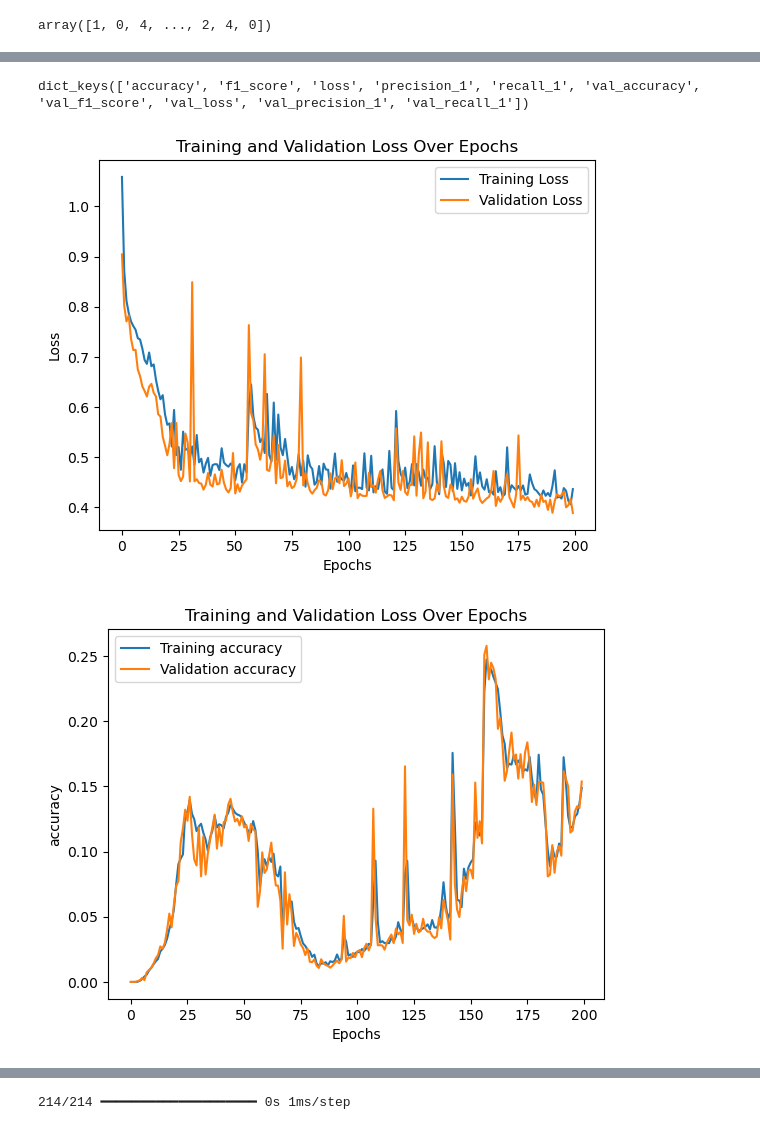
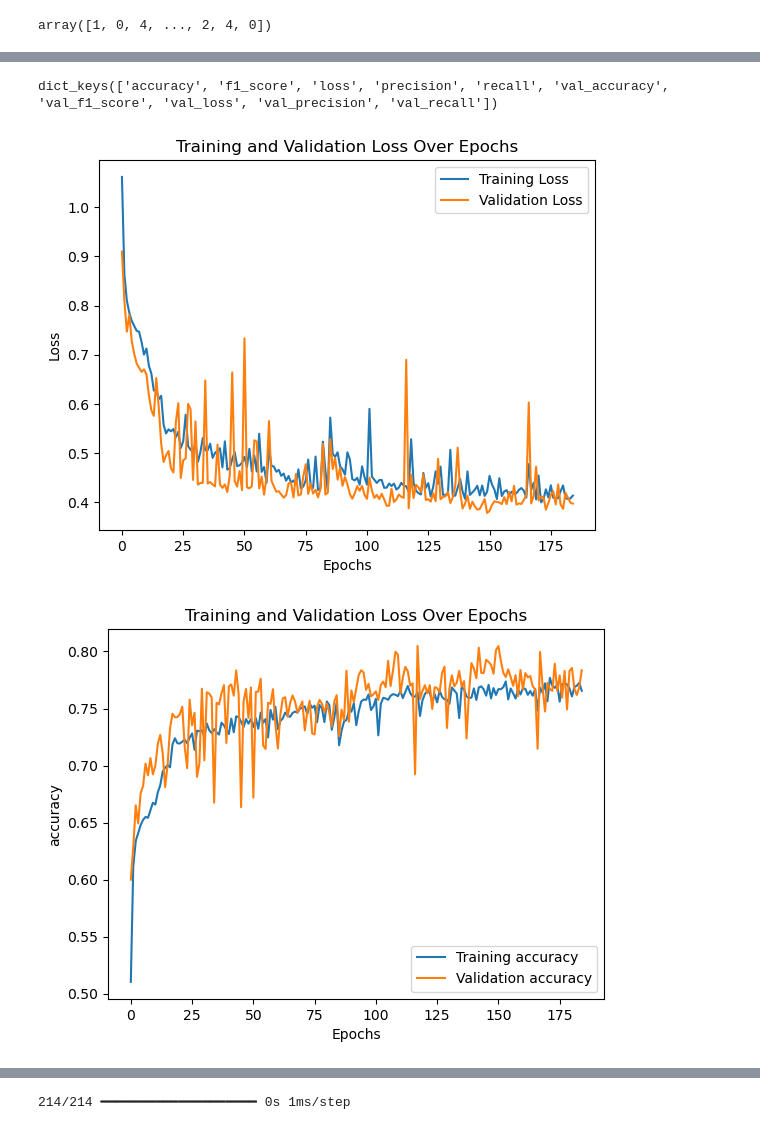
Before and after one commit to armaaar/amma-streamlit, a Jupyter notebook: notebooks/boiler.ipynb, the cells around one changed output, grey strips where cells are left out. Drawn from its saved outputs; the diff is of its cells as text; code cells hidden in the pictures.

```diff
--- a/notebooks/boiler.ipynb
+++ b/notebooks/boiler.ipynb
@@ -11,5 +19,5 @@ from mlxtend.plotting import plot_confusion_matrix
 # %%
-data = pd.read_csv("../data/Boiler_emulator_dataset_new.csv")
+data = pd.read_csv("../models/Boiler_emulator_dataset.csv")
 # %%
 data.info()
 # %% [output]
@@ -202,15 +208,14 @@ Model: "sequential_1"
  Trainable params: 663,557 (2.53 MB)
  Non-trainable params: 0 (0.00 B)
 # %%
-optimizer = tf.keras.optimizers.Adam(learning_rate=0.002,weight_decay=1e-5)
+optimizer_1 = tf.keras.optimizers.Adam(learning_rate=0.002,weight_decay=1e-5)
 # %%
 model.compile(loss="categorical_crossentropy" #used because the target is number not hot encoded
-,optimizer=optimizer,metrics=[tf.keras.metrics.Accuracy(),
-                              tf.keras.metrics.Precision(),
+,optimizer=optimizer_1,metrics=["accuracy", tf.keras.metrics.Precision(),
                               tf.keras.metrics.Recall(),
                               tf.keras.metrics.F1Score()])
 # %%
-checkpoint_b = tf.keras.callbacks.ModelCheckpoint("../models/checkpoints_1.weights.h5",
+checkpoint_b = tf.keras.callbacks.ModelCheckpoint("../models/my_checkpoints_1.weights.h5",
 save_weights_only=True, save_best_only = True)
 
 early_stopping_b = tf.keras.callbacks.EarlyStopping(patience=35,
@@ -302,7 +315,7 @@ plot_confusion_matrix(confusion_mat)
 # %%
 R.history.keys()
 # %% [output]
-dict_keys(['accuracy', 'f1_score', 'loss', 'precision_1', 'recall_1', 'val_accuracy', 'val_f1_score', 'val_loss', 'val_precision_1', 'val_recall_1'])
+dict_keys(['accuracy', 'f1_score', 'loss', 'precision', 'recall', 'val_accuracy', 'val_f1_score', 'val_loss', 'val_precision', 'val_recall'])
 # %%
 # Plot loss
 plt.plot(R.history['loss'], label='Training Loss')
@@ -321,25 +334,25 @@ plt.legend()
 # Display the plot
 plt.show()
 # %% [output]
-[figure, old version]
+[figure, new version]
 # %%
 # Plot accuracy
 plt.plot(R.history['accuracy'], label='Training accuracy')
 plt.plot(R.history['val_accuracy'], label='Validation accuracy')
 
 
 # Add labels and title
 plt.xlabel('Epochs')
 plt.ylabel('accuracy')
-plt.title('Training and Validation accuracy Over Epochs')
+plt.title('Training and Validation Loss Over Epochs')
 
 # Add a legend
 plt.legend()
 
 # Display the plot
 plt.show()
 # %% [output]
-[figure, old version]
+[figure, new version]
 # %%
 model.save("../models/keras_model_1.keras")
 # %%
```
Also changed, not shown: parts of 27 cells of this notebook, 14 other files.
